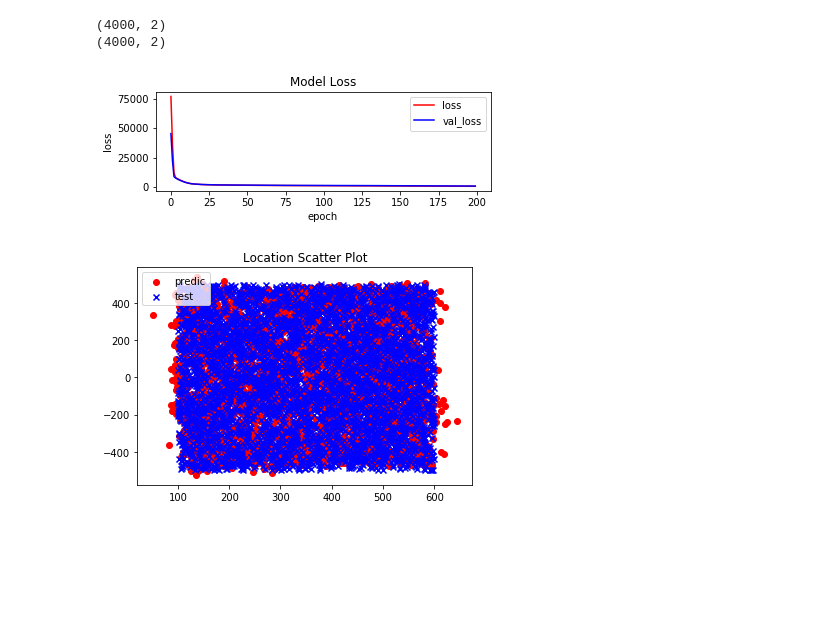
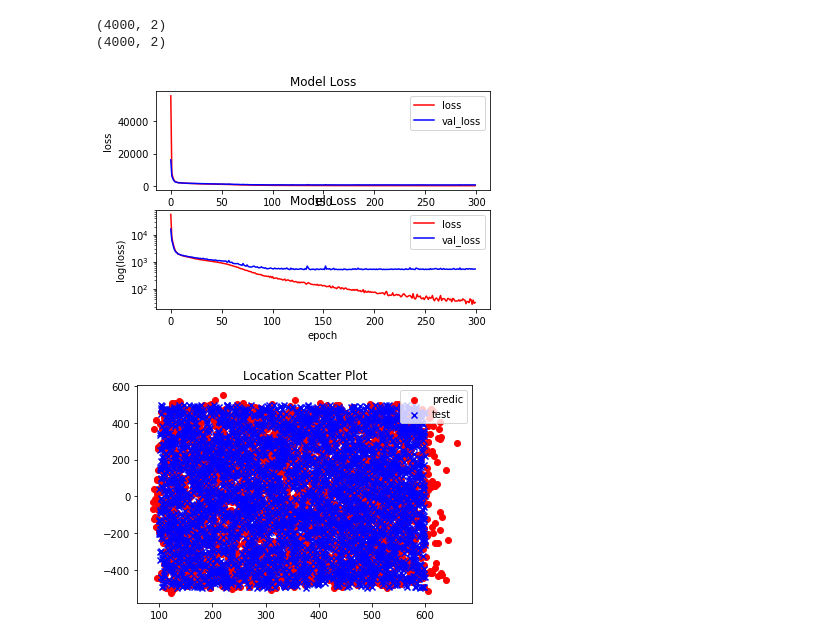
Before and after one commit to Yanlingwu95/Acoustic_Localization, a Jupyter notebook: Task2_D_VLOS_2.ipynb, the cells around one changed output. Drawn from its saved outputs; the diff is of its cells as text; code cells hidden in the pictures; blank space fills up the shorter version.

Commit message:
add the best result - 25.45

```diff
--- a/Task2_D_VLOS_2.ipynb
+++ b/Task2_D_VLOS_2.ipynb
@@ -38,16 +51,6 @@ location_test = np.transpose(location_data[:,train_length:])
 # %%
 #Build the model
 model = keras.Sequential()
-
-# keras.layers.normalization.BatchNormalization()#epsilon=1e-06, mode=0, momentum=0.9, weights=None)
-# #model.add(Dropout(0.2)) # best 0.2
-# keras.layers.Conv2D(1024, 3)  #, strides=(1, 1), padding='valid', data_format=None, dilation_rate=(1, 1), activation=None, use_bias=True, kernel_initializer='glorot_uniform', bias_initializer='zeros', kernel_regularizer=None, bias_regularizer=None, activity_regularizer=None, kernel_constraint=None, bias_constraint=None)
-# keras.layers.AveragePooling2D(pool_size=(2, 2), strides=None, padding='valid', data_format=None)
-
-# keras.layers.normalization.BatchNormalization()#epsilon=1e-06, mode=0, momentum=0.9, weights=None)
-# model.add(Dropout(0.2)) # best 0.2
-# keras.layers.Conv2D(2048, 3)  #, strides=(1, 1), padding='valid', data_format=None, dilation_rate=(1, 1), activation=None, use_bias=True, kernel_initializer='glorot_uniform', bias_initializer='zeros', kernel_regularizer=None, bias_regularizer=None, activity_regularizer=None, kernel_constraint=None, bias_constraint=None)
-# keras.layers.AveragePooling2D(pool_size=(2, 2), strides=None, padding='valid', data_format=None)
 
 #keras.layers.normalization.BatchNormalization()
 #model.add(Dropout(0.25)) # best 0.2
@@ -57,6 +60,13 @@ model.add(Dense(1024, activation = 'relu'))  #tanh(343,1794)   relu (680,1600)
 #model.add(Dropout(0.25)) # best 0.2
 model.add(Dense(1024, activation = 'relu'))  #tanh(343,1794)   relu (680,1600)   #the hidden layer number
 
+#keras.layers.normalization.BatchNormalization()
+#model.add(Dropout(0.25)) # best 0.2
+model.add(Dense(1024, activation = 'relu'))  #tanh(343,1794)   relu (680,1600)   #the hidden layer number
+
+#model.add(Dropout(0.25)) # best 0.2
+model.add(Dense(1024, activation = 'relu'))  #tanh(343,1794)   relu (680,1600)   #the hidden layer number
+
 model.add(Dense(d, activation = 'linear'))  # None is different from 'linear'      ### the output layer
 # %%
 #Compilation
@@ -74,10 +83,9 @@ model.compile(loss = loss_func,
 early_stop = keras.callbacks.EarlyStopping(monitor='loss', min_delta=0.1)
 history = model.fit(impulses_train, location_train,
                     batch_size = 50, # 10,20
-                    epochs = 200,
+                    epochs = 300,
                     verbose = 2,
-                   # callbacks=[early_stop],
-                    validation_split = 0.2 #0.2
+                    validation_split = 0.1 #0.2
                     #validation_data=(impulses_test, location_test)
                    )
 # %% [output]
@@ -108,32 +117,33 @@ print(location_test.shape)
 (4000, 2)
 # %%
 #plot the loss data
+import math
 plt.subplot(211)
 plt.plot(history.history['loss'],'r',label = 'loss')
 plt.plot(history.history['val_loss'],'b', label = 'val_loss')
 plt.title('Model Loss')
 plt.ylabel('loss')
 plt.xlabel('epoch')
 plt.legend()
 
-# plt.subplot(212)
-# plt.plot(history.history['mean_absolute_error'],'r',label = 'mean_absolute_error')
-# plt.plot(history.history['val_mean_absolute_error'],'b', label = 'val_mean_absolute_error')
-# plt.title('Model Loss')
-# plt.ylabel('loss')
-# plt.xlabel('epoch')
-# plt.legend()
+plt.subplot(212)
+plt.semilogy(history.history['loss'],'r',label = 'loss')
+plt.semilogy(history.history['val_loss'],'b', label = 'val_loss')
+plt.title('Model Loss')
+plt.ylabel('log(loss)')
+plt.xlabel('epoch')
+plt.legend()
 
 fig = plt.figure()
 ax1 = fig.add_subplot(111)
 ax1.set_title('Location Scatter Plot')
 ax1.scatter(loc_prediction[:,0],loc_prediction[:,1],c = 'r',marker = 'o', label = 'predic')
 ax1.scatter(location_test[:,0],location_test[:,1],c = 'b',marker = 'x', label = 'test')
 plt.legend()
 plt.show()
 # %% [output]
-[figure, old version]
+[figure, new version]
-[figure, old version]
+[figure, new version]
 # %%
 #The training result
 loss = model.evaluate(impulses_test, location_test, verbose=1)
```
Also changed, not shown: parts of 8 cells of this notebook.
